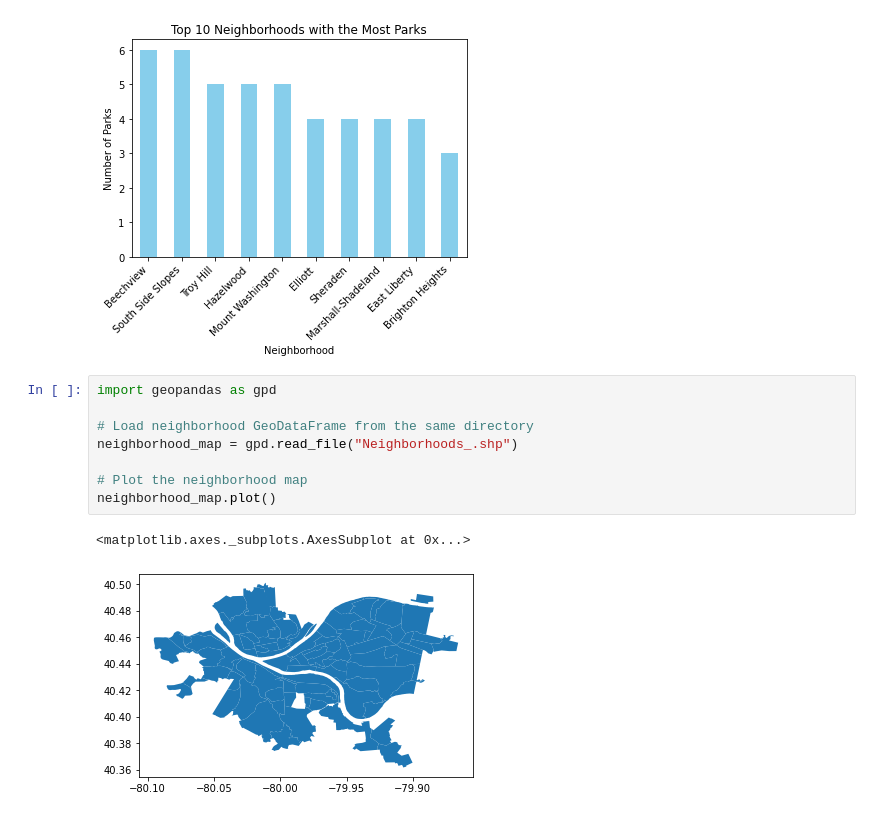
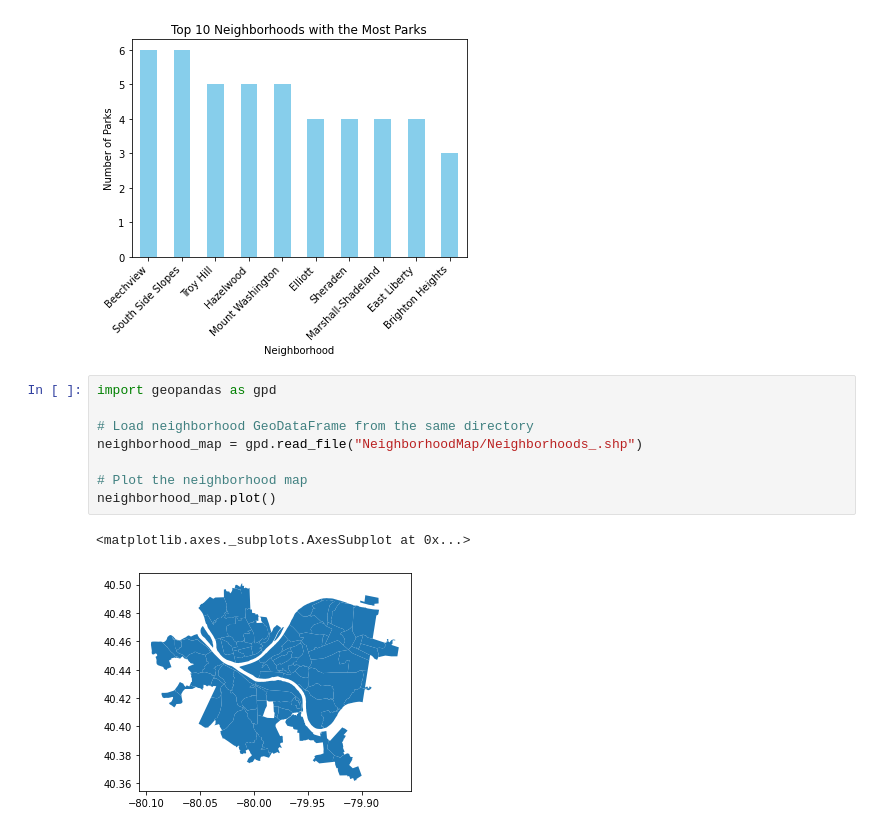
Before and after one commit to zhangsally/final-project, a Jupyter notebook: TJC144-notebook.ipynb, the cells around one changed output. Drawn from its saved outputs; the diff is of its cells as text.

```diff
--- a/TJC144-notebook.ipynb
+++ b/TJC144-notebook.ipynb
@@ -166,11 +166,11 @@ plt.show()
 # %%
 import geopandas as gpd
 
 # Load neighborhood GeoDataFrame from the same directory
-neighborhood_map = gpd.read_file("Neighborhoods_.shp")
+neighborhood_map = gpd.read_file("NeighborhoodMap/Neighborhoods_.shp")
 
 # Plot the neighborhood map
 neighborhood_map.plot()
 # %% [output]
 <matplotlib.axes._subplots.AxesSubplot at 0x...>
-[figure, old version]
+[figure, new version]
```
